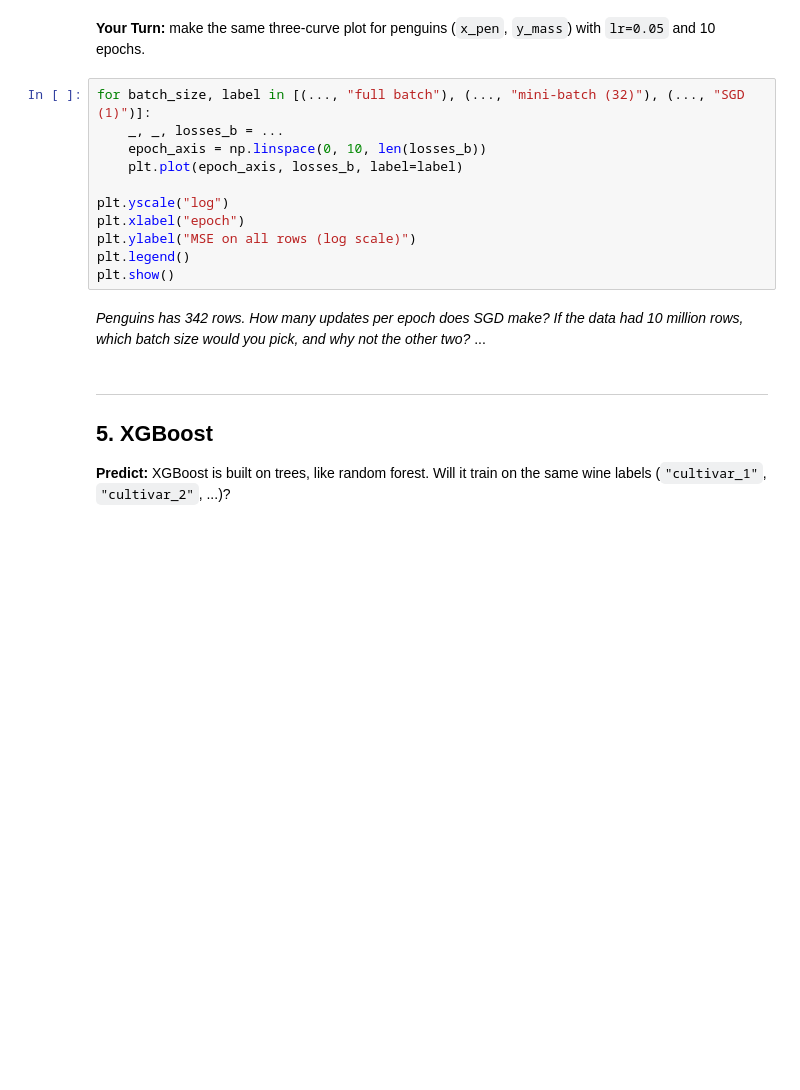
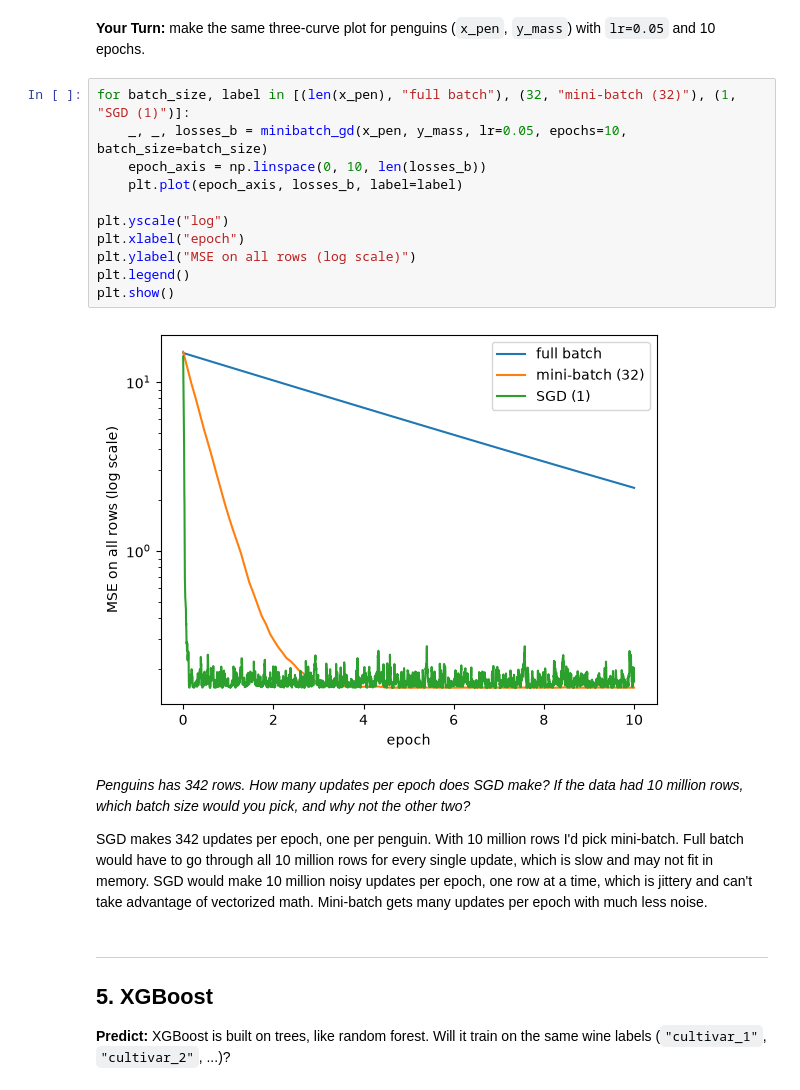
Before and after one commit to himanibalaga/JCP-fall-26, a Jupyter notebook: Week_6.ipynb, the cells around one changed output. Cells and saved outputs as stored; diff of their text form; blank space fills up the shorter version.

```diff
--- a/Week_6.ipynb
+++ b/Week_6.ipynb
@@ -434,18 +587,22 @@ Full batch made only 10 updates and is still far from the bottom. SGD made 1,780
 # %% [markdown]
 **Your Turn:** make the same three-curve plot for penguins (`x_pen`, `y_mass`) with `lr=0.05` and 10 epochs.
 # %%
-for batch_size, label in [(..., "full batch"), (..., "mini-batch (32)"), (..., "SGD (1)")]:
-    _, _, losses_b = ...
+for batch_size, label in [(len(x_pen), "full batch"), (32, "mini-batch (32)"), (1, "SGD (1)")]:
+    _, _, losses_b = minibatch_gd(x_pen, y_mass, lr=0.05, epochs=10, batch_size=batch_size)
     epoch_axis = np.linspace(0, 10, len(losses_b))
     plt.plot(epoch_axis, losses_b, label=label)
 
 plt.yscale("log")
 plt.xlabel("epoch")
 plt.ylabel("MSE on all rows (log scale)")
 plt.legend()
 plt.show()
+# %% [output]
+[figure, added]
 # %% [markdown]
-*Penguins has 342 rows. How many updates per epoch does SGD make? If the data had 10 million rows, which batch size would you pick, and why not the other two?* ...
+*Penguins has 342 rows. How many updates per epoch does SGD make? If the data had 10 million rows, which batch size would you pick, and why not the other two?*
+
+SGD makes 342 updates per epoch, one per penguin. With 10 million rows I'd pick mini-batch. Full batch would have to go through all 10 million rows for every single update, which is slow and may not fit in memory. SGD would make 10 million noisy updates per epoch, one row at a time, which is jittery and can't take advantage of vectorized math. Mini-batch gets many updates per epoch with much less noise.
 # %% [markdown]
 ---
 ## 5. XGBoost
```
Also changed, not shown: parts of 47 cells of this notebook.
